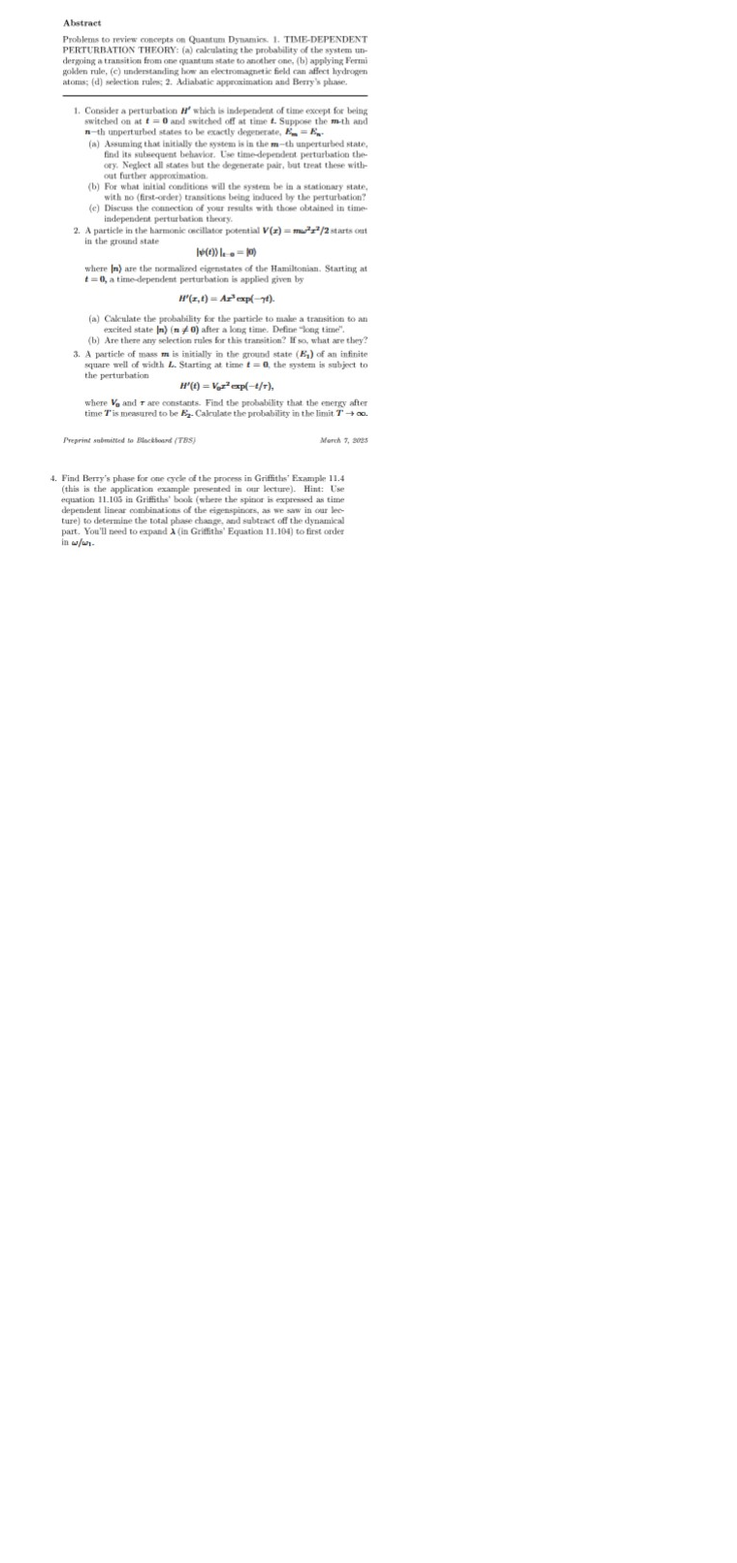
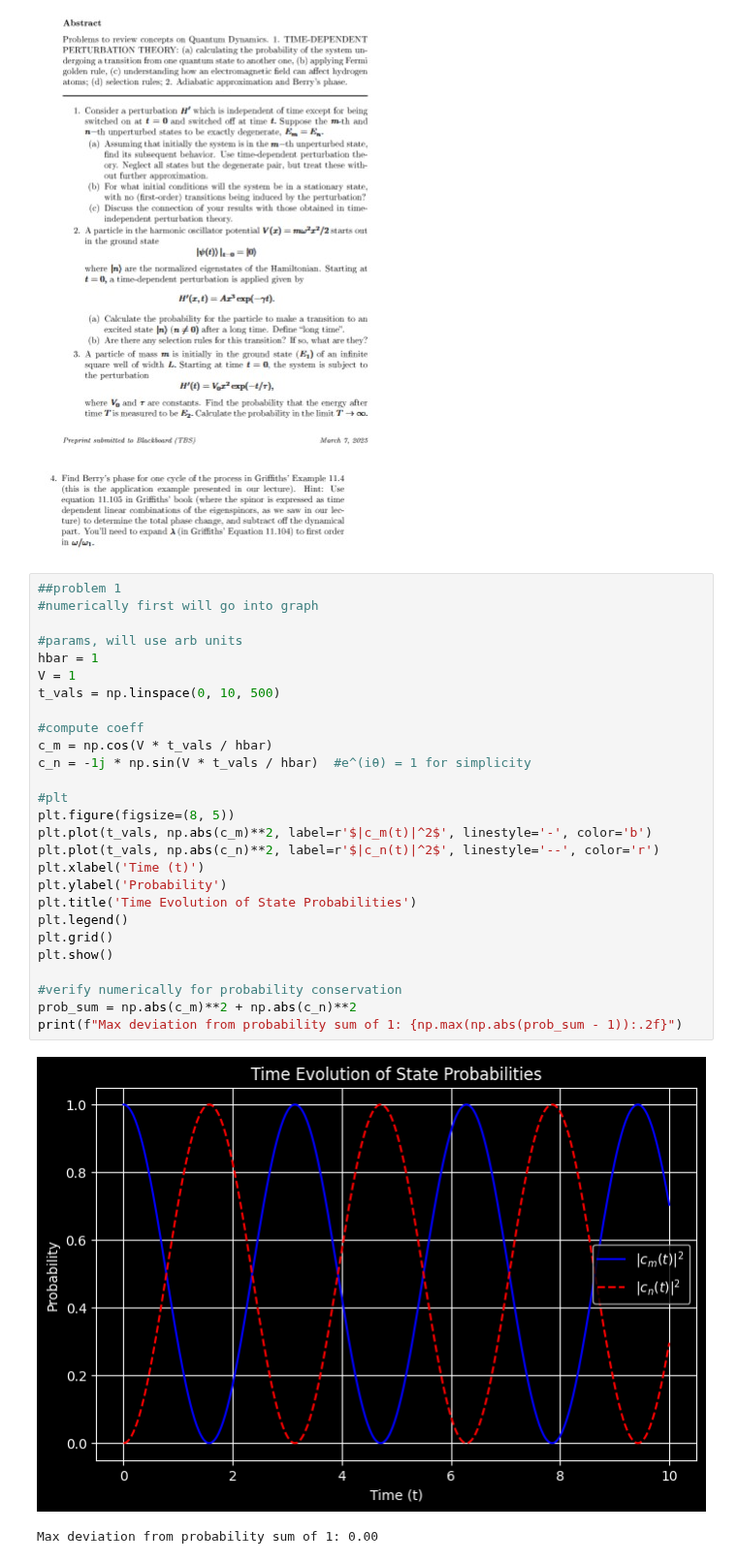
Before and after one commit to Aweymouth13/hwsolutions, a Jupyter notebook: Q_Computation_Morales/HW4/hw4.ipynb, the cells around one changed output. Shown at 97% size. Cells and saved outputs as stored; diff of their text form; blank space fills up the shorter version.

```diff
--- a/Q_Computation_Morales/HW4/hw4.ipynb
+++ b/Q_Computation_Morales/HW4/hw4.ipynb
@@ -44,3 +44,33 @@ def move_plots():
 # %% [output]
 [figure]
 [figure]
+# %%
+##problem 1
+#numerically first will go into graph
+
+#params, will use arb units
+hbar = 1
+V = 1
+t_vals = np.linspace(0, 10, 500)
+
+#compute coeff
+c_m = np.cos(V * t_vals / hbar)
+c_n = -1j * np.sin(V * t_vals / hbar)  #e^(iθ) = 1 for simplicity
+
+#plt
+plt.figure(figsize=(8, 5))
+plt.plot(t_vals, np.abs(c_m)**2, label=r'$|c_m(t)|^2$', linestyle='-', color='b')
+plt.plot(t_vals, np.abs(c_n)**2, label=r'$|c_n(t)|^2$', linestyle='--', color='r')
+plt.xlabel('Time (t)')
+plt.ylabel('Probability')
+plt.title('Time Evolution of State Probabilities')
+plt.legend()
+plt.grid()
+plt.show()
+
+#verify numerically for probability conservation
+prob_sum = np.abs(c_m)**2 + np.abs(c_n)**2
+print(f"Max deviation from probability sum of 1: {np.max(np.abs(prob_sum - 1)):.2f}")
+# %% [output]
+[figure, added]
+Max deviation from probability sum of 1: 0.00
```
Also changed, not shown: parts of 2 cells of this notebook.
